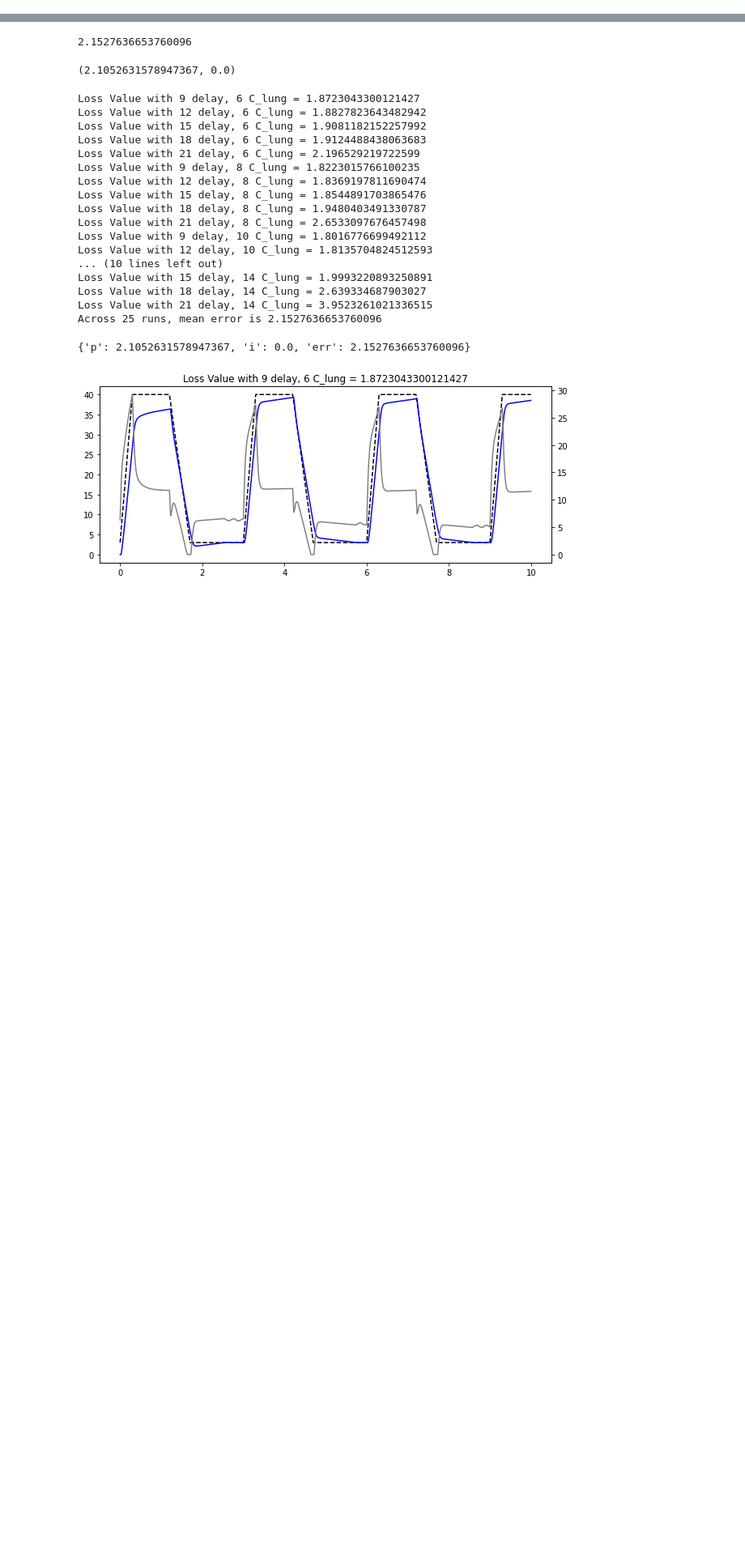
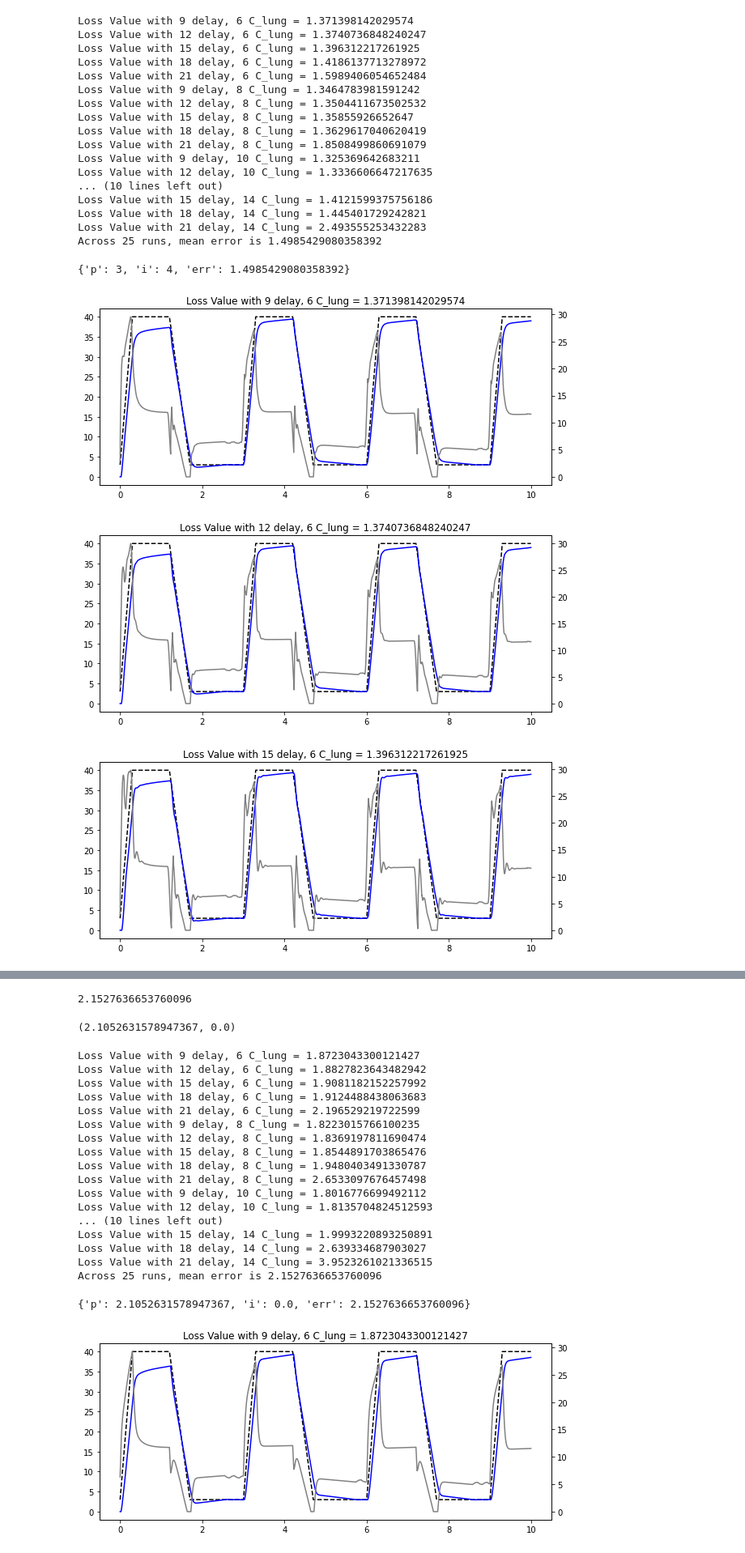
Before and after one commit to danielsuo/skgaip, a Jupyter notebook: notebooks/2020-07-15 DelayLung.ipynb, the cells around one changed output, grey strips where cells are left out. Shown at 81% size. Cells and saved outputs as stored; diff of their text form; code cells hidden in the pictures; blank space fills up the shorter version.

```diff
--- a/notebooks/2020-07-15 DelayLung.ipynb
+++ b/notebooks/2020-07-15 DelayLung.ipynb
@@ -23,13 +23,39 @@ def runner(args):
     return args[0](**args[1])
 # %%
 def get_result(p, i, learn_bias=True, verbose=False, do_plot=False):
-    from skgaip.lung import PID, benchmark, allconf, LearnedBiasController
-    if learn_bias:
-        controlalg = lambda waveform: LearnedBiasController(PID([p, i, 0], dt=allconf['time']['dt'], waveform = waveform), waveform=waveform)
-    else:
-        controlalg = lambda waveform: PID([p, i, 0], dt=allconf['time']['dt'], waveform = waveform)
+    from skgaip.lung import PID, benchmark, allconf, LearnedBiasController, PaulaControllerWithHallucination
+#     if learn_bias:
+#         controlalg = lambda waveform: LearnedBiasController(PID([p, i, 0], dt=allconf['time']['dt'], waveform = waveform), waveform=waveform)
+#     else:
+#         controlalg = lambda waveform: PID([p, i, 0], dt=allconf['time']['dt'], waveform = waveform)
+
+    controlalg = lambda waveform: PaulaControllerWithHallucination(waveform=waveform)
     return {
         "p": p,
         "i": i,
         "err": benchmark(controlalg, verbose=verbose, do_plot=do_plot)
     }
+# %%
+get_result(3, 4, False, True, True)
+# %% [output]
+Loss Value with 9 delay, 6 C_lung = 1.371398142029574
+Loss Value with 12 delay, 6 C_lung = 1.3740736848240247
+Loss Value with 15 delay, 6 C_lung = 1.396312217261925
+Loss Value with 18 delay, 6 C_lung = 1.4186137713278972
+Loss Value with 21 delay, 6 C_lung = 1.5989406054652484
+Loss Value with 9 delay, 8 C_lung = 1.3464783981591242
+Loss Value with 12 delay, 8 C_lung = 1.3504411673502532
+Loss Value with 15 delay, 8 C_lung = 1.35855926652647
+Loss Value with 18 delay, 8 C_lung = 1.3629617040620419
+Loss Value with 21 delay, 8 C_lung = 1.8508499860691079
+Loss Value with 9 delay, 10 C_lung = 1.325369642683211
+Loss Value with 12 delay, 10 C_lung = 1.3336606647217635
+... (10 lines left out)
+Loss Value with 15 delay, 14 C_lung = 1.4121599375756186
+Loss Value with 18 delay, 14 C_lung = 1.445401729242821
+Loss Value with 21 delay, 14 C_lung = 2.493555253432283
+Across 25 runs, mean error is 1.4985429080358392
+{'p': 3, 'i': 4, 'err': 1.4985429080358392}
+[figure, added]
+[figure, added]
+[figure, added]
```
Also changed, not shown: parts of 1 cell of this notebook, 2 other files.
